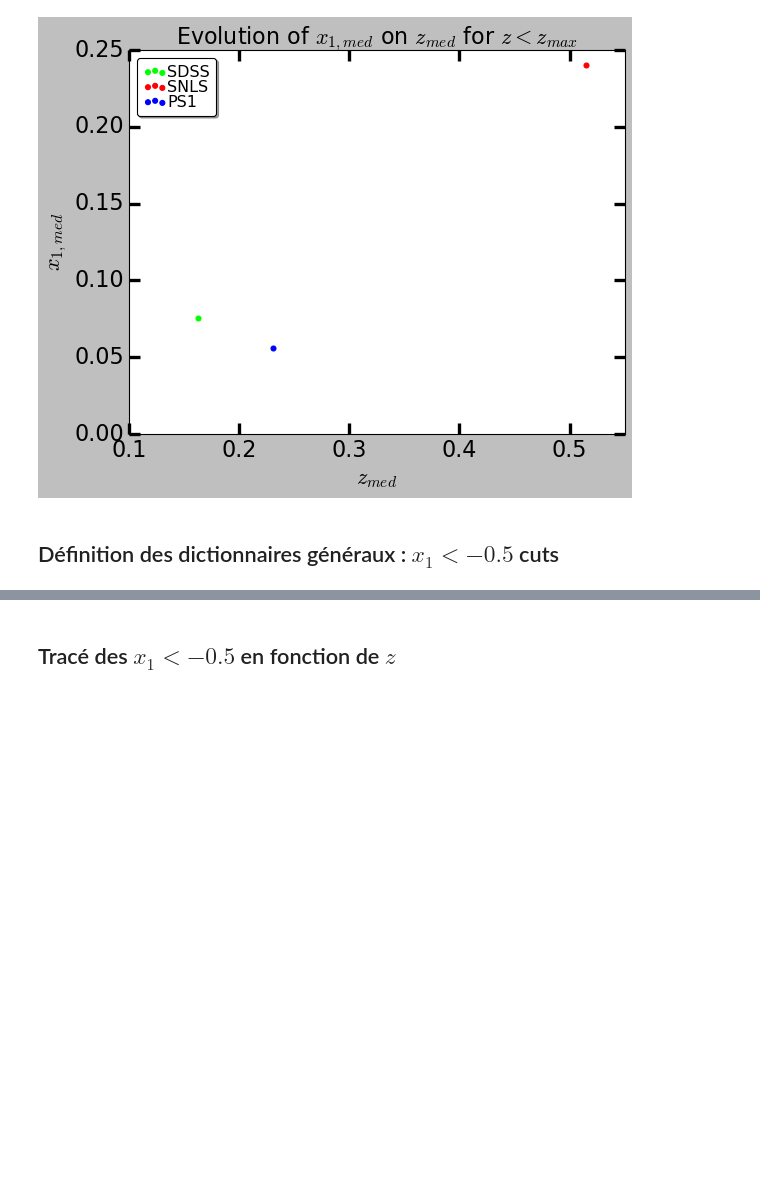
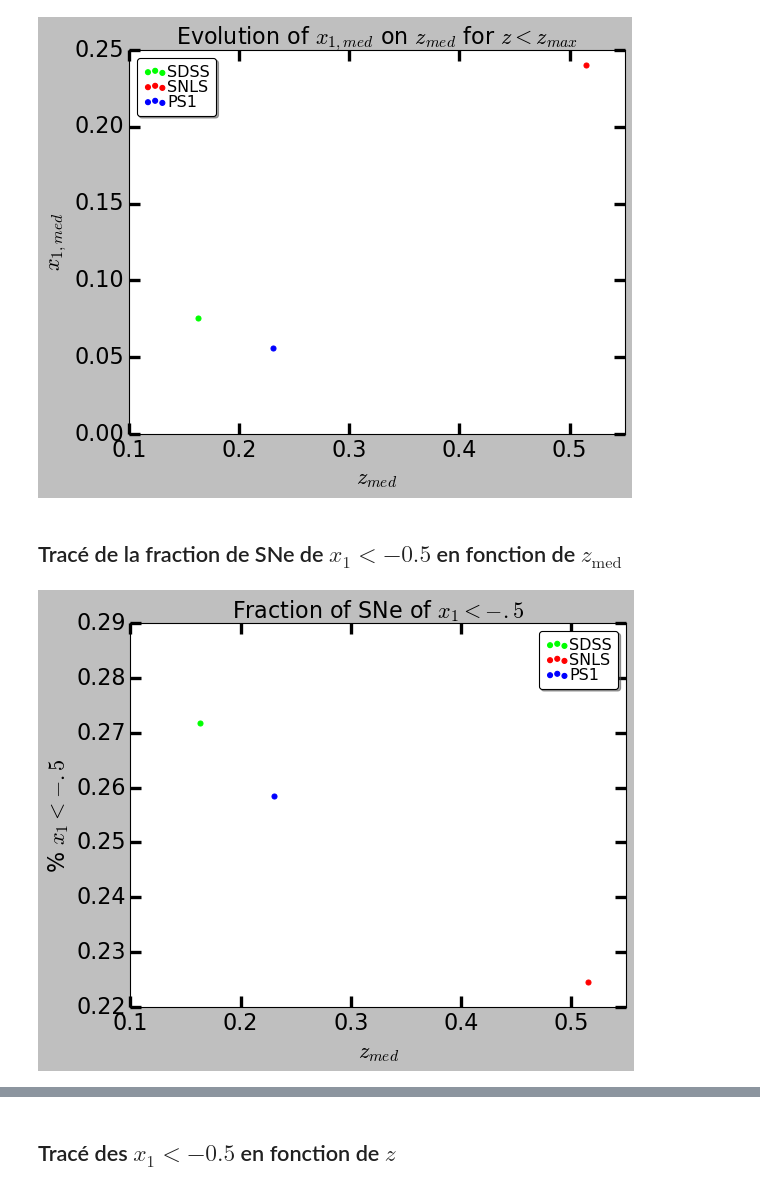
Before and after one commit to Nora-n/variaIa, a Jupyter notebook: notebooks/ModeFits.ipynb, the cells around one changed output, grey strips where cells are left out. Saved outputs shown, nothing was run; the diff lists cells and outputs as text; code cells hidden in the pictures; blank space fills up the shorter version.

```diff
--- a/notebooks/ModeFits.ipynb
+++ b/notebooks/ModeFits.ipynb
@@ -175,5 +186,3 @@ plt.title('Evolution of $x_{1,med}$ on $z_{med}$ for $z < z_{max}$', fontsize =
 plt.show()
 # %% [output]
 [figure]
-# %% [markdown]
-## Définition des dictionnaires généraux : $x_1 < -0.5$ cuts
@@ -188,0 +189,28 @@ for survey in surveys:
+# %% [markdown]
+## Tracé de la fraction de SNe de $x_1 < -0.5$ en fonction de $z_{\text{med}}$
+# %%
+for i in range(3):
+    plt.scatter(z_med[surveys[i]], len(x1_xcuts[surveys[i]])/len(x1_zcuts[surveys[i]]),
+                color = colors[surveys[i]], label = surveys[i])
+
+ax = plt.gca()
+ax.tick_params(axis = 'both',
+               direction = 'in',
+               length = 10, width = 3,
+               labelsize = 20,
+               which = 'both',
+               top = True, right = True)
+plt.xlabel('$z_{med}$', fontsize = 20)
+plt.ylabel('% $x_1 < -.5$', fontsize = 20)
+
+plt.legend(ncol=1, loc='upper right',
+           #bbox_to_anchor=[0.5, 1.1],
+           columnspacing=1.0, labelspacing=0.0,
+           handletextpad=0.0, handlelength=1.5,
+           fancybox=True, shadow=True)
+
+plt.title('Fraction of SNe of $x_1 < -.5$', fontsize = 20)
+
+plt.show()
+# %% [output]
+[figure, added]
```
Also changed, not shown: parts of 6 cells of this notebook, 1 other file.
